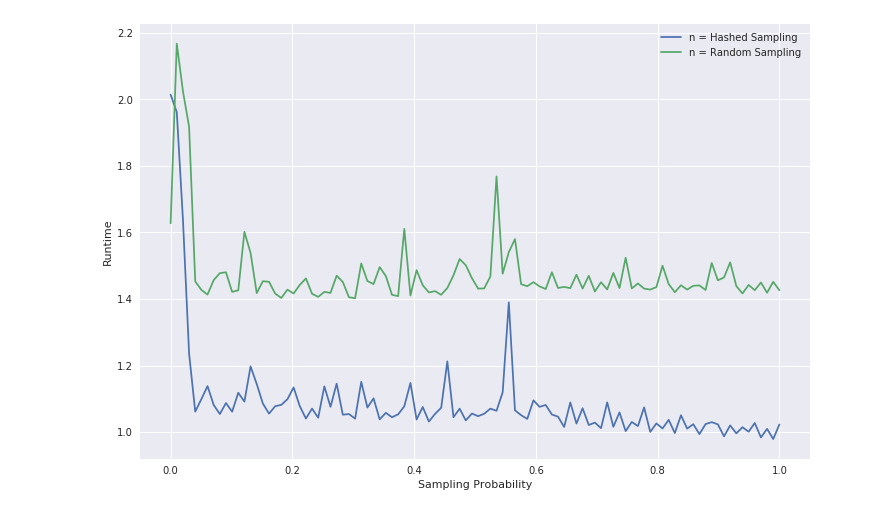
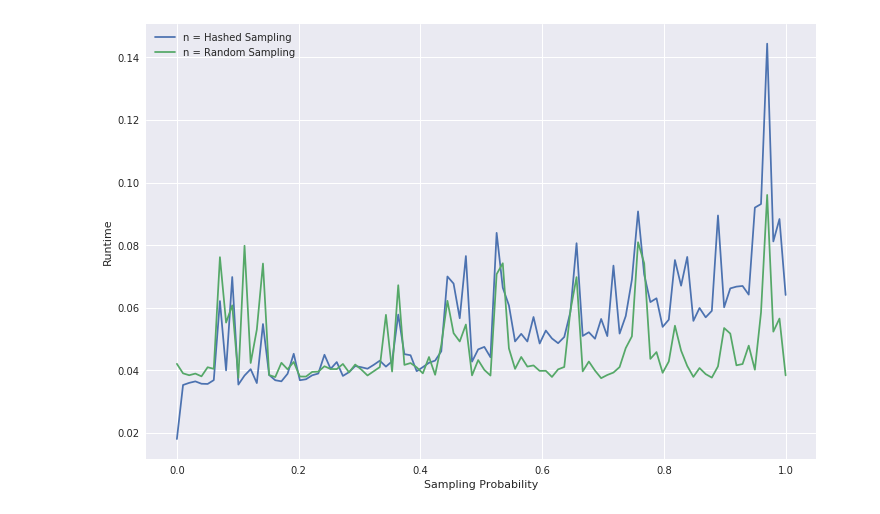
Before and after one commit to amyvzeng/reading-research, a Jupyter notebook: cdfjoinplotter.ipynb, the cells around one changed output. Saved outputs shown, nothing was run; the diff lists cells and outputs as text; code cells hidden in the pictures.

```diff
--- a/cdfjoinplotter.ipynb
+++ b/cdfjoinplotter.ipynb
@@ -12,8 +14,9 @@ import matplotlib.pyplot as plt
 # %%
 def plot_intermediate(tables, x, size = True):
     values = []
+    random_threshold = random.uniform(0,1)
     for threshold in x:
-        result = cdfjoin.cdfjoin(tables, threshold)
+        result = cdfjoin.cdfjoin(tables, threshold, random_threshold)
         if size:
             values.append([len(result[0][0]), len(result[1][0])])
         else:
@@ -33,7 +36,7 @@ def outputsize_plot(tables):
     plt.plot(x, y2, label = 'n = Random Sampling')
     plt.legend(loc='best')
 # %%
-def runtime_plot(tables, sampling_threshold):
+def runtime_plot(tables):
     plt.style.use('seaborn')
     plt.rcParams['figure.figsize'] = (12, 8)
     plt.ylabel('Runtime')
@@ -116,4 +51,4 @@ outputsize_plot([ci, loadimdb.csv_tables["name"]])
-# %%
-runtime_plot([ci, loadimdb.csv_tables["name"]], .5)
-# %% [output]
-[figure, removed]
+# %%
+runtime_plot(table_pairs[12])
+# %% [output]
+[figure, added]
```
Also changed, not shown: parts of 20 cells of this notebook, 7 other files.
